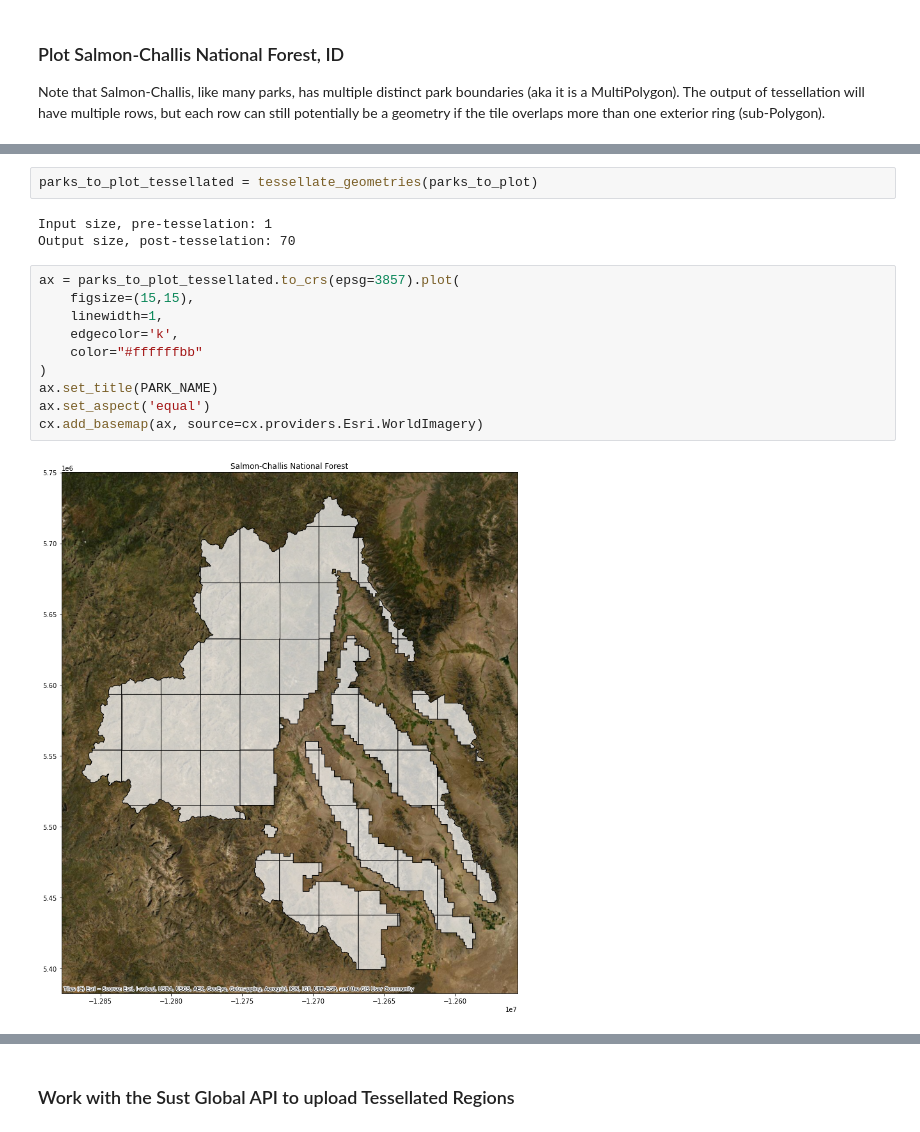
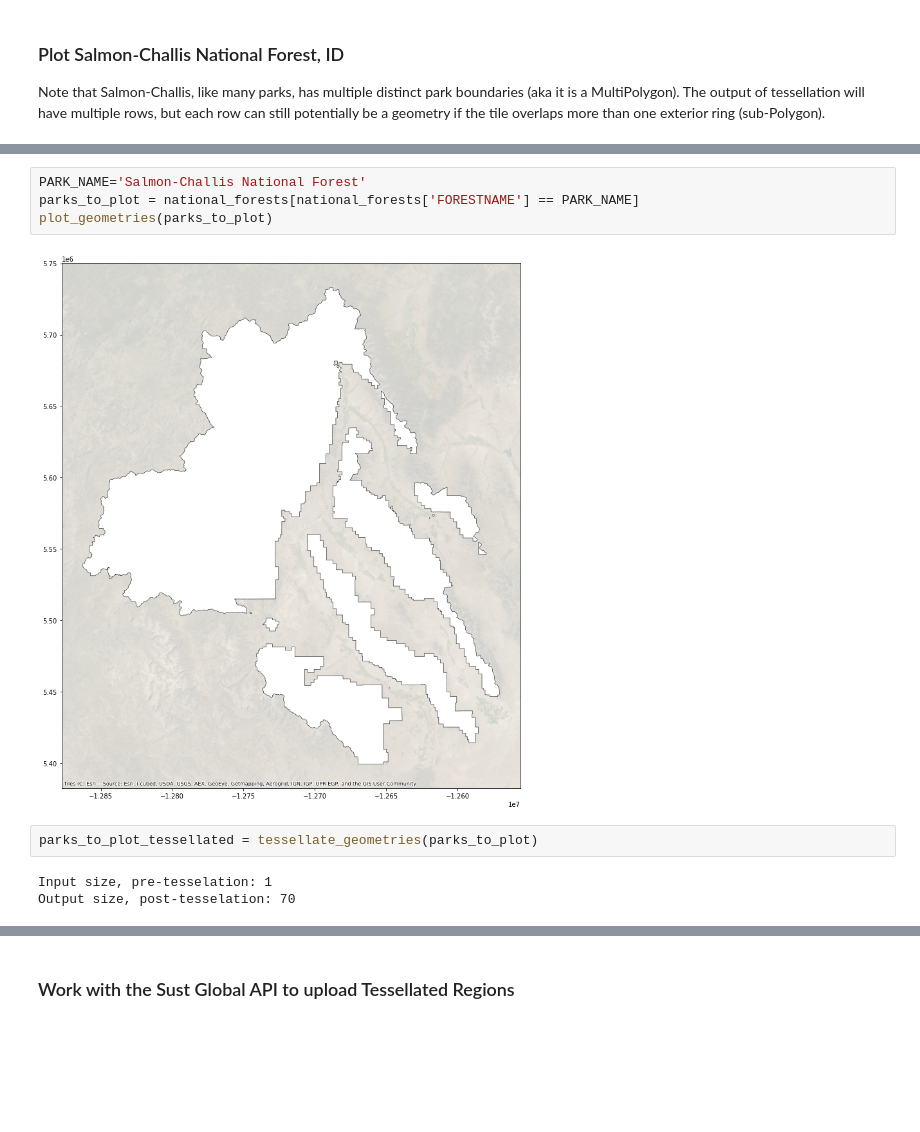
Before and after one commit to sustglobal/dev-center, a Jupyter notebook: jupyter-notebooks/ClimateDataStudio/TiledPolygonProcessing.ipynb, the cells around one changed output, grey strips where cells are left out. Drawn from its saved outputs; the diff is of its cells as text; blank space fills up the shorter version.

```diff
--- a/jupyter-notebooks/ClimateDataStudio/TiledPolygonProcessing.ipynb
+++ b/jupyter-notebooks/ClimateDataStudio/TiledPolygonProcessing.ipynb
@@ -114,17 +107,11 @@ cx.add_basemap(ax, source=cx.providers.Esri.WorldImagery, alpha=0.5)
+# %%
+PARK_NAME='Salmon-Challis National Forest'
+parks_to_plot = national_forests[national_forests['FORESTNAME'] == PARK_NAME]
+plot_geometries(parks_to_plot)
+# %% [output]
+[figure, added]
 # %%
 parks_to_plot_tessellated = tessellate_geometries(parks_to_plot)
 # %% [output]
 Input size, pre-tesselation: 1
 Output size, post-tesselation: 70
-# %%
-ax = parks_to_plot_tessellated.to_crs(epsg=3857).plot(
-    figsize=(15,15),
-    linewidth=1,
-    edgecolor='k',
-    color="#ffffffbb"
-)
-ax.set_title(PARK_NAME)
-ax.set_aspect('equal')
-cx.add_basemap(ax, source=cx.providers.Esri.WorldImagery)
-# %% [output]
-[figure, removed]
```
Also changed, not shown: parts of 20 cells of this notebook.
